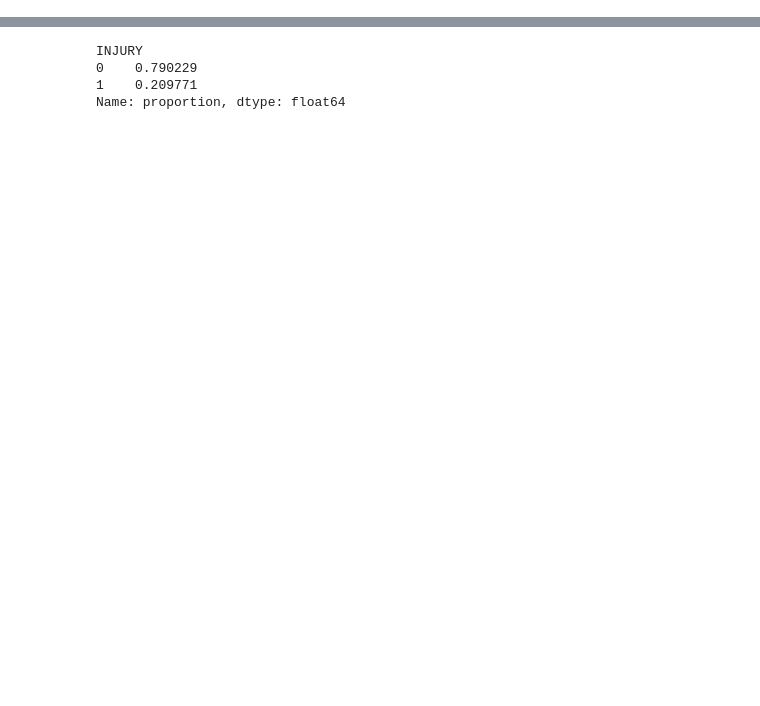
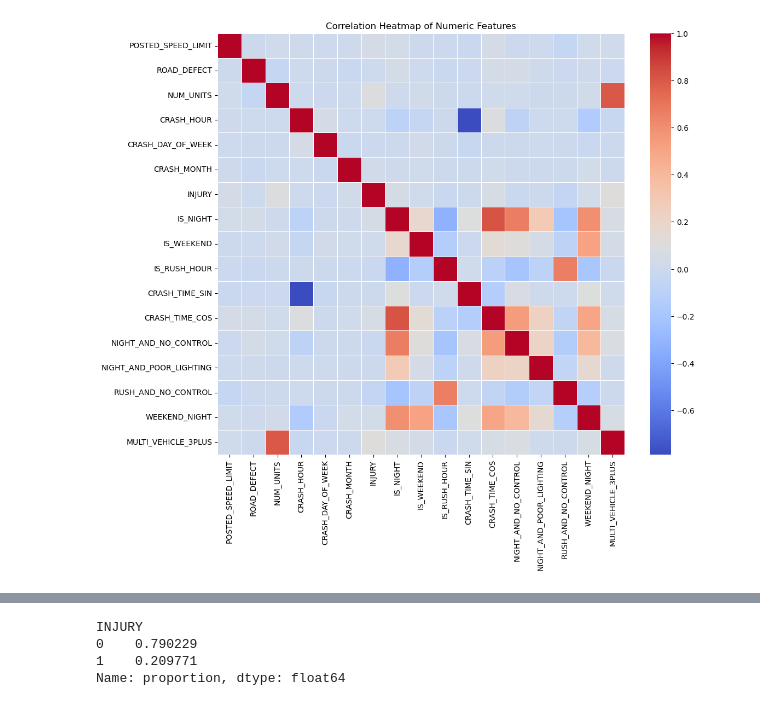
Before and after one commit to edenmisan/project, a Jupyter notebook: project.ipynb, the cells around one changed output, grey strips where cells are left out. Cells and saved outputs as stored; diff of their text form; code cells hidden in the pictures; blank space fills up the shorter version.

```diff
--- a/project.ipynb
+++ b/project.ipynb
@@ -264,6 +359,8 @@ df['CRASH_MINUTES_FROM_MIDNIGHT'] = (
     df['CRASH_TIME'].dt.minute)
 df = df.drop(columns=['CRASH_TIME'])
 # %%
+### CODE BY GPT ###
 df['CRASH_TIME_SIN'] = np.sin(2 * np.pi * df['CRASH_MINUTES_FROM_MIDNIGHT'] / 1440)
 df['CRASH_TIME_COS'] = np.cos(2 * np.pi * df['CRASH_MINUTES_FROM_MIDNIGHT'] / 1440)
+df = df.drop(columns=['CRASH_MINUTES_FROM_MIDNIGHT'])
 # %%
@@ -327,3 +425,14 @@ df['WEEKEND_NIGHT'] = (
 # ------------------------------------------------------------
 if 'NUM_UNITS' in df.columns:
     df['MULTI_VEHICLE_3PLUS'] = (df['NUM_UNITS'] >= 3).astype(int)
+# %%
+### CODE BY GPT ###
+# מפת חום של קורלציות (למשתנים נומריים בלבד)
+plt.figure(figsize=(12, 10))
+numeric_df = df.select_dtypes(include=[np.number])
+corr = numeric_df.corr()
+sns.heatmap(corr, annot=False, cmap='coolwarm', fmt=".2f", linewidths=0.5)
+plt.title('Correlation Heatmap of Numeric Features')
+plt.show()
+# %% [output]
+[figure, added]
```
Also changed, not shown: parts of 85 cells of this notebook.
